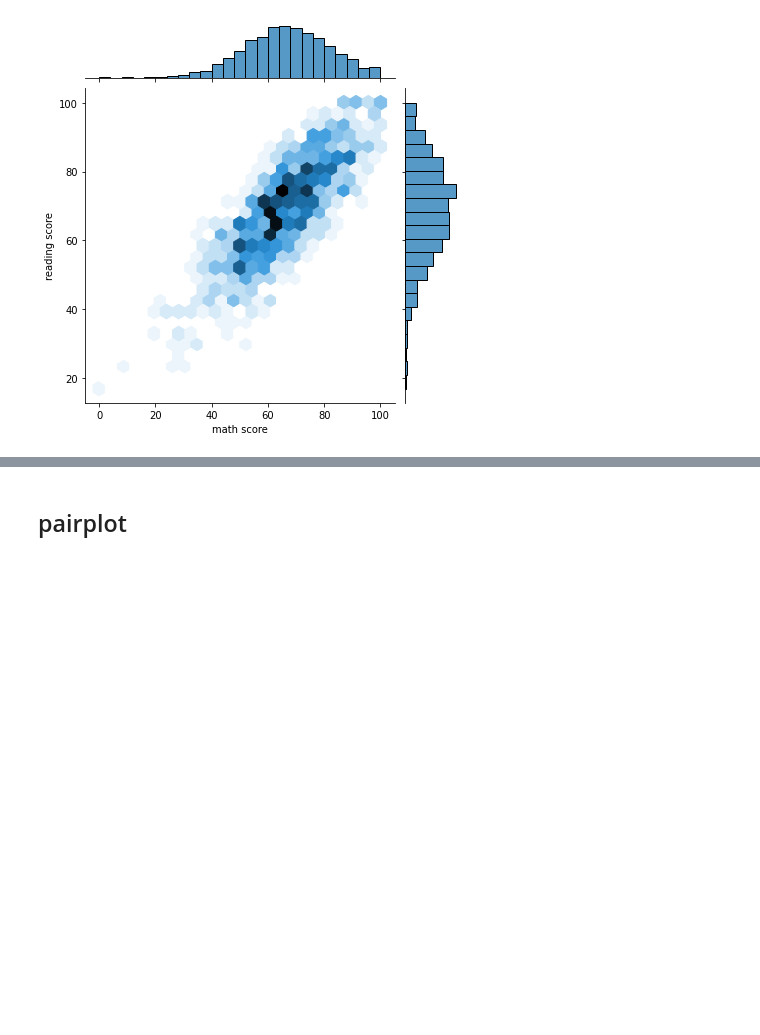
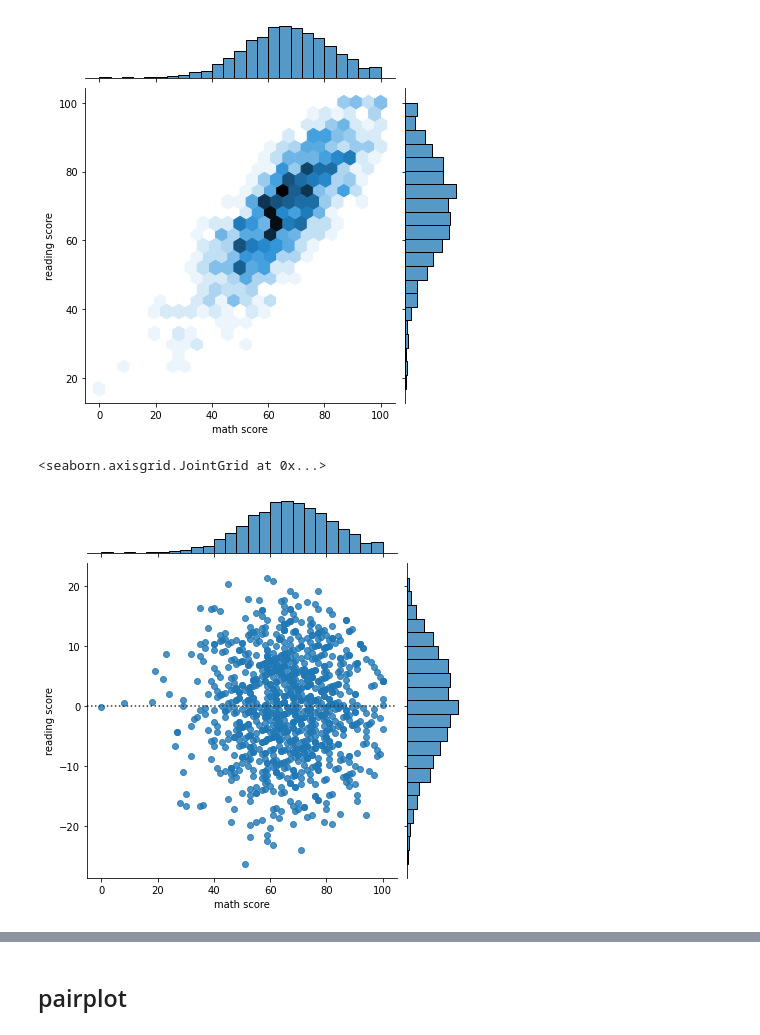
Before and after one commit to Tommyhappy01/2-DATA_SCIENCE, a Jupyter notebook: udemy notlar/05-Seaborn/04-Comparison-Plots.ipynb, the cells around one changed output, grey strips where cells are left out. Drawn from its saved outputs; the diff is of its cells as text; code cells hidden in the pictures; blank space fills up the shorter version.

```diff
--- a/udemy notlar/05-Seaborn/04-Comparison-Plots.ipynb
+++ b/udemy notlar/05-Seaborn/04-Comparison-Plots.ipynb
@@ -39,4 +44,9 @@ sns.jointplot(x='math score',y='reading score',data=df,kind='hex')
 # %% [output]
 <seaborn.axisgrid.JointGrid at 0x...>
 [figure]
+# %%
+sns.jointplot(x='math score',y='reading score',data=df,kind="resid")# | "hist" | "hex" | "reg" | "resid" }hex')
+# %% [output]
+<seaborn.axisgrid.JointGrid at 0x...>
+[figure, added]
 # %%
```
Also changed, not shown: parts of 4 cells of this notebook, 11 other files.
